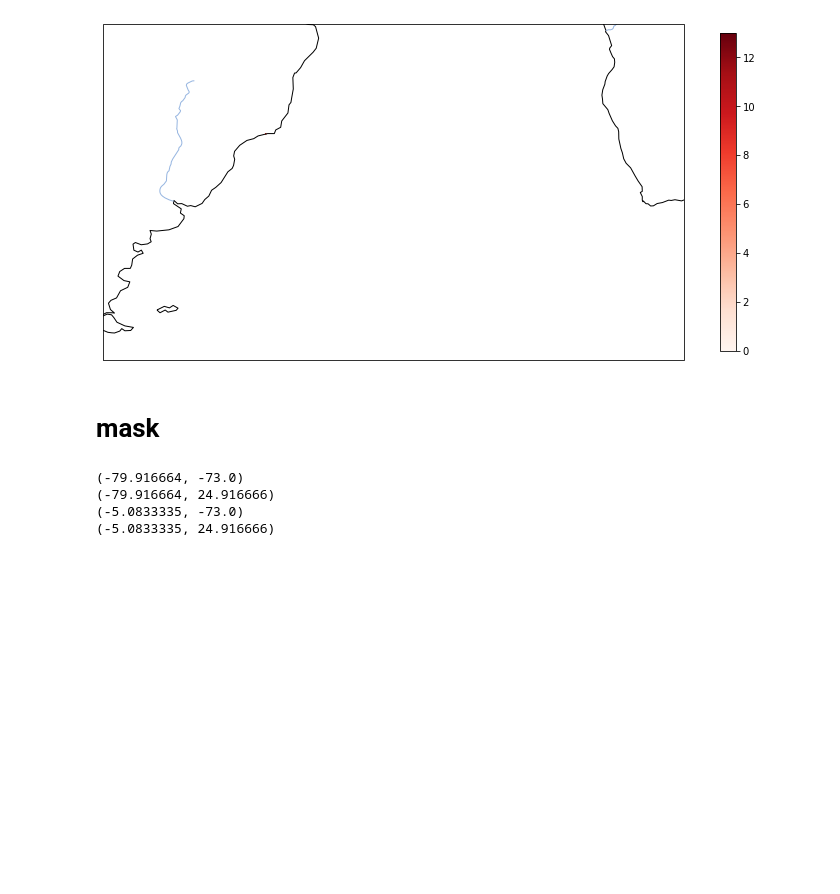
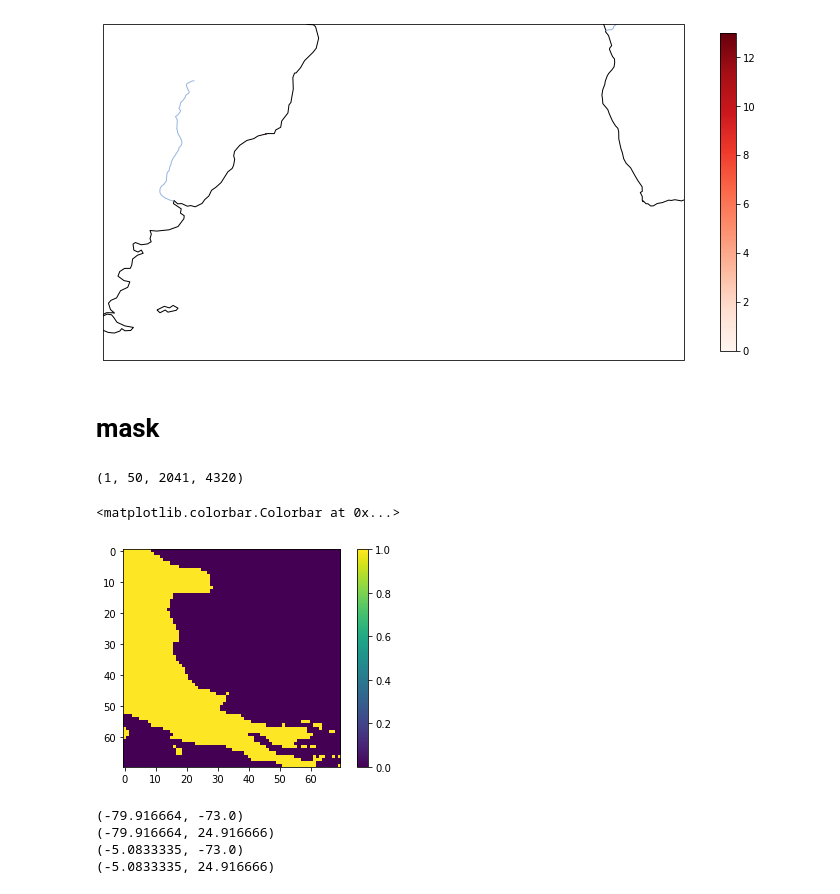
Before and after one commit to OceanParcels/BayesianAnalysis_SouthAtlantic, a Jupyter notebook: notebooks/First_run_analysis.ipynb, the cells around one changed output. Cells and saved outputs as stored; diff of their text form; code cells hidden in the pictures; blank space fills up the shorter version.

```diff
--- a/notebooks/First_run_analysis.ipynb
+++ b/notebooks/First_run_analysis.ipynb
@@ -180,9 +181,37 @@ cb = fig.colorbar(hb, ax=ax, shrink=0.45)
 [figure]
 # %% [markdown]
 # mask
+# %%
+datafile = Dataset('../data/mercatorpsy4v3r1_gl12_mean_20180101_R20180110.nc')
+# %%
+def makelandmask(fielddata, indices):
+    """Returns landmask where land = 1 and ocean = 0
+    fielddata is a netcdf file.
+    indices is a dictionary such as:
+    indices = {'lat': slice(1, 900), 'lon': slice(1284, 2460)}.
+    """
+    datafile = Dataset(fielddata)
+
+    landmask = datafile.variables['uo'][0, 0, indices['lat'], indices['lon']]
+    landmask = np.ma.masked_invalid(landmask)
+    landmask = landmask.mask.astype('int')
+
+    return landmask
+# %%
+datafile.variables['uo'].shape
+# %% [output]
+(1, 50, 2041, 4320)
 # %%
 model = xr.open_dataset('../data/mercatorpsy4v3r1_gl12_mean_20180101_R20180110.nc')
 indices = {'lat': slice(1, 900), 'lon': slice(1284, 2460)}
+# %%
+landmask = makelandmask('../data/mercatorpsy4v3r1_gl12_mean_20180101_R20180110.nc', indices)
+# %%
+plt.imshow(landmask[130:200, 130:200])
+plt.colorbar()
+# %% [output]
+<matplotlib.colorbar.Colorbar at 0x...>
+[figure, added]
 # %%
 u = model['uo'][0,0,indices['lat'], indices['lon']]
 # %%
```
Also changed, not shown: parts of 2 cells of this notebook, 4 other files.
